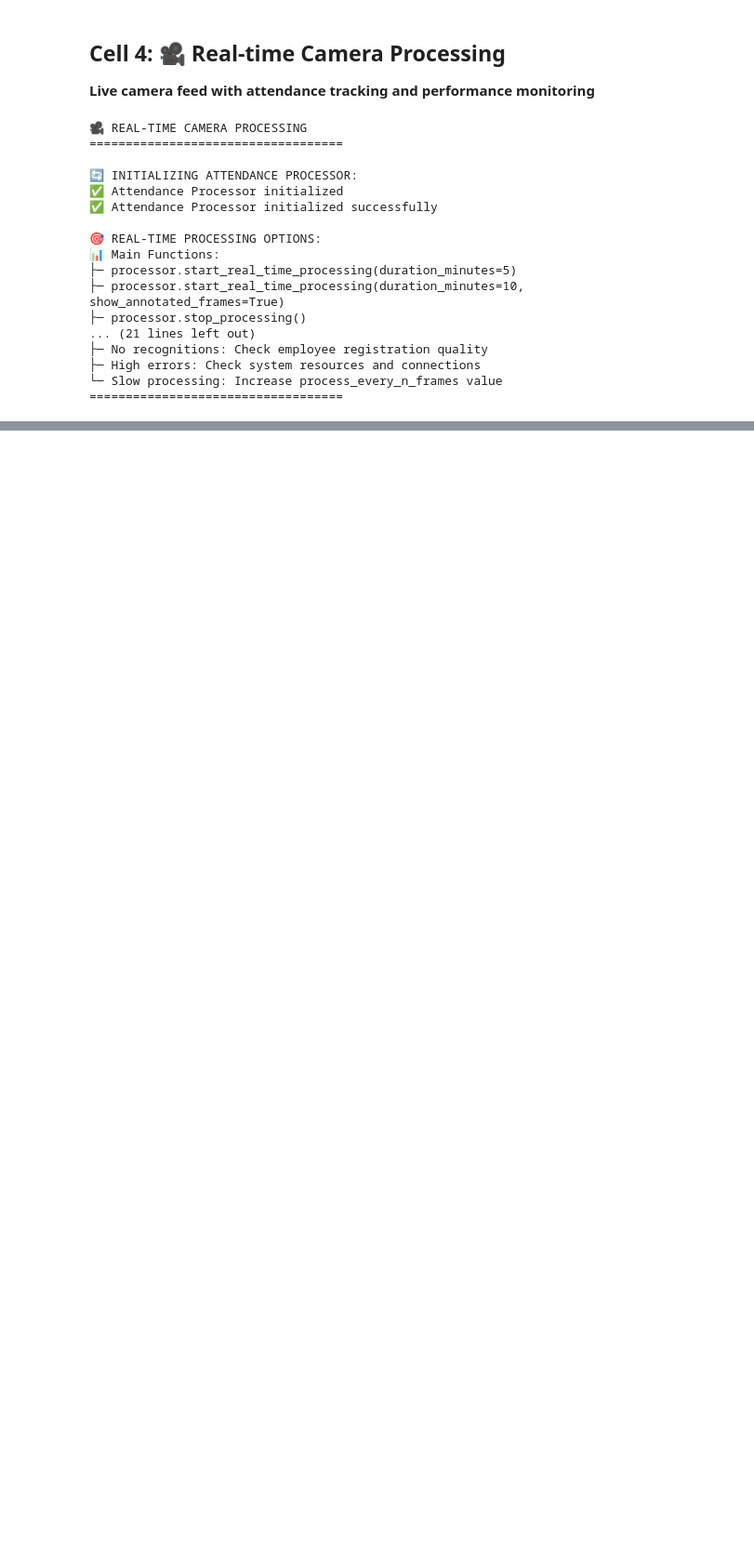
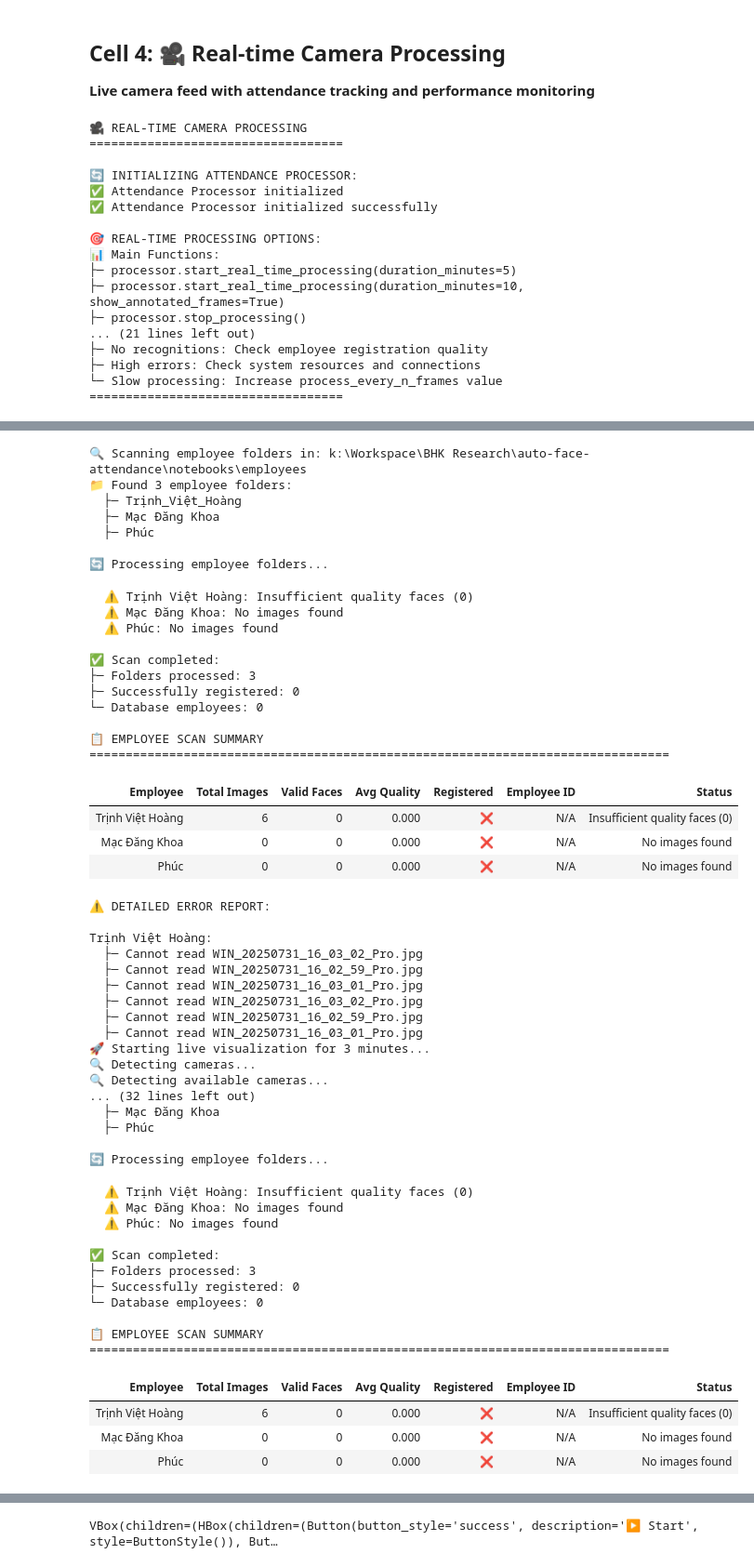
Before and after one commit to hoangh-e/auto-face-attendance, a Jupyter notebook: notebooks/local_camera_demo.ipynb, the cells around one changed output, grey strips where cells are left out. Shown: that part at 93% size. Drawn from its saved outputs; the diff is of its cells as text; code cells hidden in the pictures; blank space fills up the shorter version.

```diff
--- a/notebooks/local_camera_demo.ipynb
+++ b/notebooks/local_camera_demo.ipynb
@@ -2016,0 +2581,61 @@ print("=" * 35)
+# %%
+# Bước 1: Đăng ký nhân viên Hoang trước
+employee_manager.scan_employee_folders()
+
+# Bước 2: Start live visualization
+visualizer.start_visualization(duration_minutes=3)
+# %% [output]
+🔍 Scanning employee folders in: k:\Workspace\BHK Research\auto-face-attendance\notebooks\employees
+📁 Found 3 employee folders:
+  ├─ Trịnh_Việt_Hoàng
+  ├─ Mạc Đăng Khoa
+  ├─ Phúc
+
+🔄 Processing employee folders...
+  ⚠️ Trịnh Việt Hoàng: Insufficient quality faces (0)
+  ⚠️ Mạc Đăng Khoa: No images found
+  ⚠️ Phúc: No images found
+
+✅ Scan completed:
+├─ Folders processed: 3
+├─ Successfully registered: 0
+└─ Database employees: 0
+
+📋 EMPLOYEE SCAN SUMMARY
+================================================================================
+| Employee | Total Images | Valid Faces | Avg Quality | Registered | Employee ID | Status |
+| Trịnh Việt Hoàng | 6 | 0 | 0.000 | ❌ | N/A | Insufficient quality faces (0) |
+| Mạc Đăng Khoa | 0 | 0 | 0.000 | ❌ | N/A | No images found |
+| Phúc | 0 | 0 | 0.000 | ❌ | N/A | No images found |
+⚠️ DETAILED ERROR REPORT:
+
+Trịnh Việt Hoàng:
+  ├─ Cannot read WIN_20250731_16_03_02_Pro.jpg
+  ├─ Cannot read WIN_20250731_16_02_59_Pro.jpg
+  ├─ Cannot read WIN_20250731_16_03_01_Pro.jpg
+  ├─ Cannot read WIN_20250731_16_03_02_Pro.jpg
+  ├─ Cannot read WIN_20250731_16_02_59_Pro.jpg
+  ├─ Cannot read WIN_20250731_16_03_01_Pro.jpg
+🚀 Starting live visualization for 3 minutes...
+🔍 Detecting cameras...
+🔍 Detecting available cameras...
+... (32 lines left out)
+  ├─ Mạc Đăng Khoa
+  ├─ Phúc
+
+🔄 Processing employee folders...
+  ⚠️ Trịnh Việt Hoàng: Insufficient quality faces (0)
+  ⚠️ Mạc Đăng Khoa: No images found
+  ⚠️ Phúc: No images found
+
+✅ Scan completed:
+├─ Folders processed: 3
+├─ Successfully registered: 0
+└─ Database employees: 0
+
+📋 EMPLOYEE SCAN SUMMARY
+================================================================================
+| Employee | Total Images | Valid Faces | Avg Quality | Registered | Employee ID | Status |
+| Trịnh Việt Hoàng | 6 | 0 | 0.000 | ❌ | N/A | Insufficient quality faces (0) |
+| Mạc Đăng Khoa | 0 | 0 | 0.000 | ❌ | N/A | No images found |
+| Phúc | 0 | 0 | 0.000 | ❌ | N/A | No images found |
@@ -2016,0 +2653 @@ print("=" * 35)
+VBox(children=(HBox(children=(Button(button_style='success', description='▶️ Start', style=ButtonStyle()), But…
```
Also changed, not shown: parts of 4 cells of this notebook, 1 other file.
